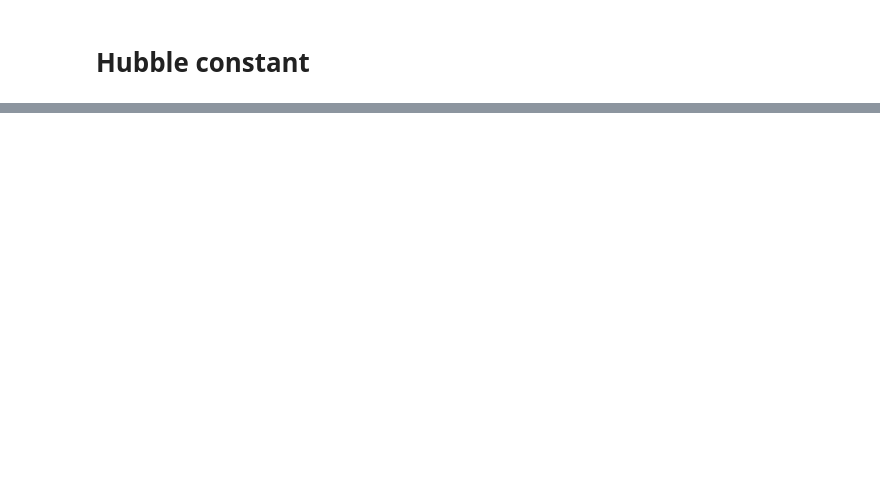
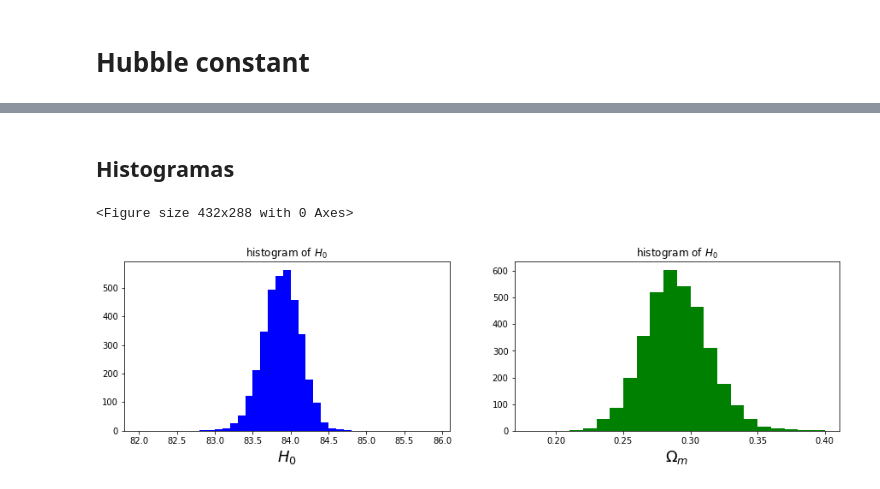
Before and after one commit to CosmoStats/cosmostats2018-Oscar2401, a Jupyter notebook: Sep/Ejercicio_1/Hobble.ipynb, the cells around one changed output, grey strips where cells are left out. Cells and saved outputs as stored; diff of their text form; code cells hidden in the pictures; blank space fills up the shorter version.

```diff
--- a/Sep/Ejercicio_1/Hobble.ipynb
+++ b/Sep/Ejercicio_1/Hobble.ipynb
@@ -121,0 +163,20 @@ No handles with labels found to put in legend.
+# %% [markdown]
+## Histogramas
+# %%
+plt.figure(3)
+plt.figure(figsize=(15,8))
+plt.subplot(221)
+inter = np.arange(82, 86, 0.1)
+plt.hist(H1, bins=inter,facecolor='b')
+plt.title("histogram of $H_0$")
+plt.xlabel("$H_0$",fontsize=18)
+
+plt.subplot(222)
+inter = np.arange(0.18, 0.40, 0.01)
+plt.hist(omh1, bins=inter,facecolor='g')
+plt.title("histogram of $H_0$")
+plt.xlabel("$\Omega_m$",fontsize=18)
+plt.show()
+# %% [output]
+<Figure size 432x288 with 0 Axes>
+[figure, added]
```
Also changed, not shown: parts of 14 cells of this notebook, 5 other files.
